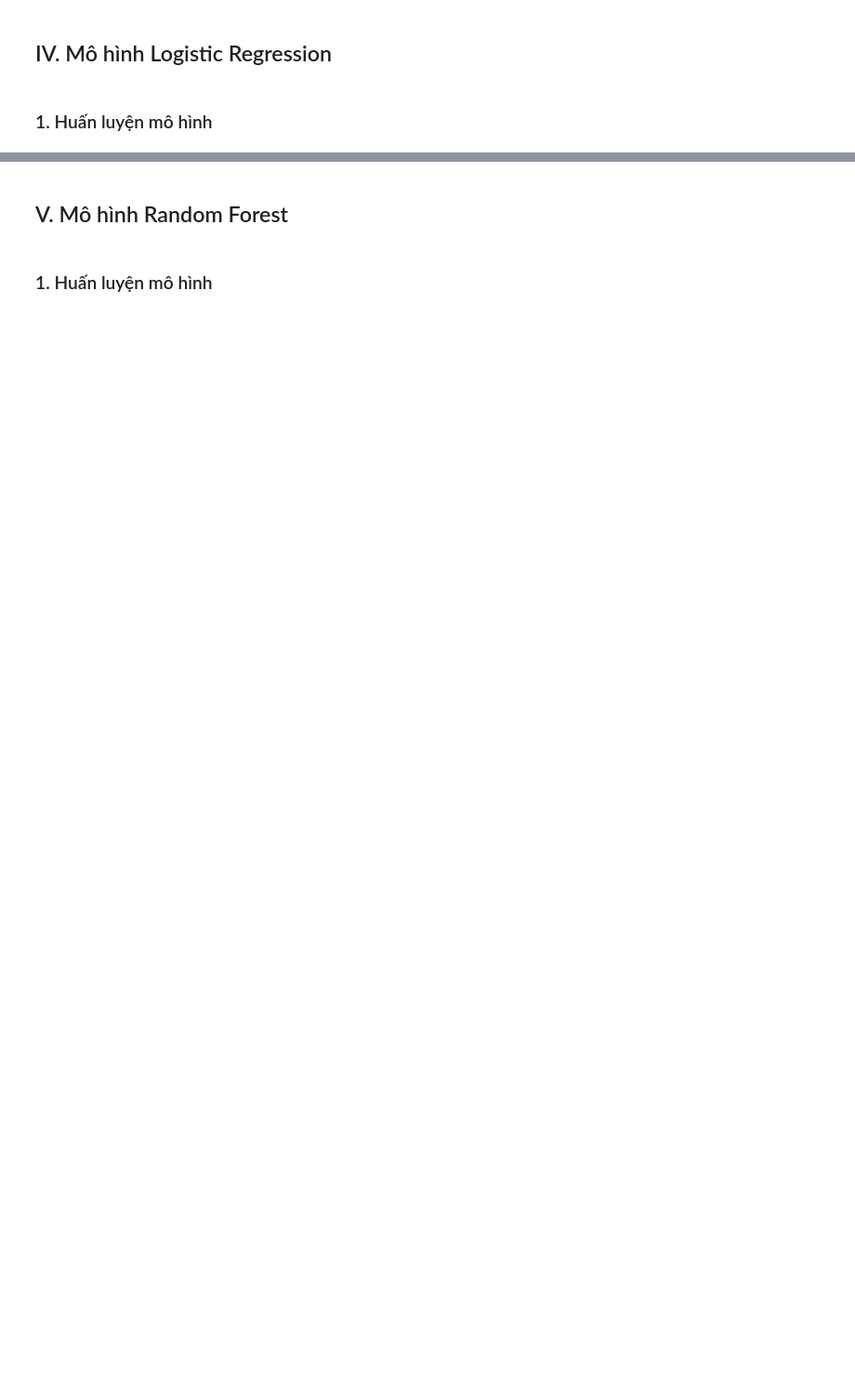
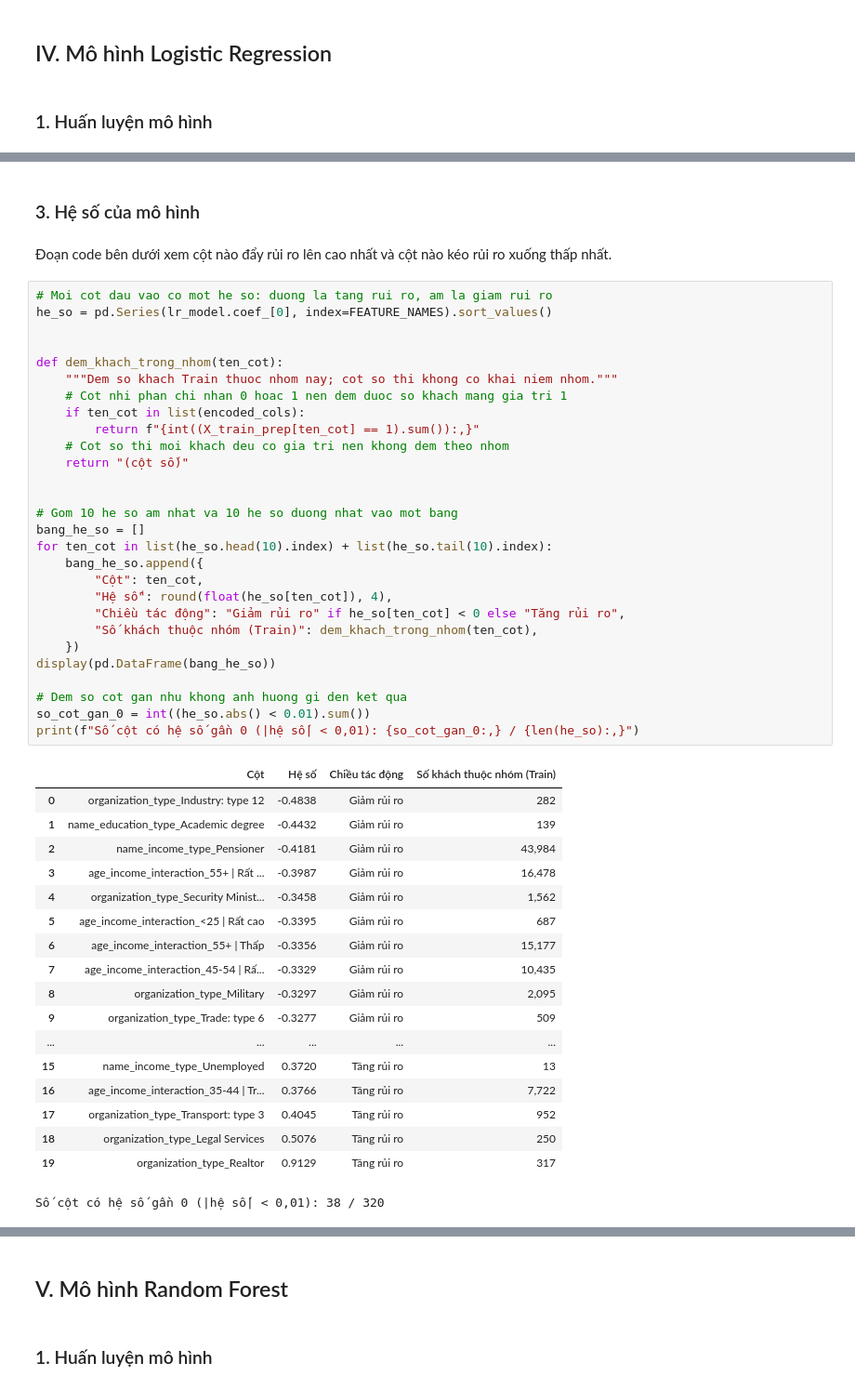
Before and after one commit to thanhhung9720001-collab/credit-risk-classifier, a Jupyter notebook: notebooks/06_modeling_evaluation.ipynb, the cells around one changed output, grey strips where cells are left out. Shown at 93% size. Drawn from its saved outputs; the diff is of its cells as text; blank space fills up the shorter version.

```diff
--- a/notebooks/06_modeling_evaluation.ipynb
+++ b/notebooks/06_modeling_evaluation.ipynb
@@ -180,0 +923,51 @@ Số quan sát: 305,181
+# %% [markdown]
+### 3. Hệ số của mô hình
+# %% [markdown]
+Đoạn code bên dưới xem cột nào đẩy rủi ro lên cao nhất và cột nào kéo rủi ro xuống thấp nhất.
+# %%
+# Moi cot dau vao co mot he so: duong la tang rui ro, am la giam rui ro
+he_so = pd.Series(lr_model.coef_[0], index=FEATURE_NAMES).sort_values()
+
+
+def dem_khach_trong_nhom(ten_cot):
+    """Dem so khach Train thuoc nhom nay; cot so thi khong co khai niem nhom."""
+    # Cot nhi phan chi nhan 0 hoac 1 nen dem duoc so khach mang gia tri 1
+    if ten_cot in list(encoded_cols):
+        return f"{int((X_train_prep[ten_cot] == 1).sum()):,}"
+    # Cot so thi moi khach deu co gia tri nen khong dem theo nhom
+    return "(cột số)"
+
+
+# Gom 10 he so am nhat va 10 he so duong nhat vao mot bang
+bang_he_so = []
+for ten_cot in list(he_so.head(10).index) + list(he_so.tail(10).index):
+    bang_he_so.append({
+        "Cột": ten_cot,
+        "Hệ số": round(float(he_so[ten_cot]), 4),
+        "Chiều tác động": "Giảm rủi ro" if he_so[ten_cot] < 0 else "Tăng rủi ro",
+        "Số khách thuộc nhóm (Train)": dem_khach_trong_nhom(ten_cot),
+    })
+display(pd.DataFrame(bang_he_so))
+
+# Dem so cot gan nhu khong anh huong gi den ket qua
+so_cot_gan_0 = int((he_so.abs() < 0.01).sum())
+print(f"Số cột có hệ số gần 0 (|hệ số| < 0,01): {so_cot_gan_0:,} / {len(he_so):,}")
+# %% [output]
+|  | Cột | Hệ số | Chiều tác động | Số khách thuộc nhóm (Train) |
+| 0 | organization_type_Industry: type 12 | -0.4838 | Giảm rủi ro | 282 |
+| 1 | name_education_type_Academic degree | -0.4432 | Giảm rủi ro | 139 |
+| 2 | name_income_type_Pensioner | -0.4181 | Giảm rủi ro | 43,984 |
+| 3 | age_income_interaction_55+ | Rất ... | -0.3987 | Giảm rủi ro | 16,478 |
+| 4 | organization_type_Security Minist... | -0.3458 | Giảm rủi ro | 1,562 |
+| 5 | age_income_interaction_<25 | Rất cao | -0.3395 | Giảm rủi ro | 687 |
+| 6 | age_income_interaction_55+ | Thấp | -0.3356 | Giảm rủi ro | 15,177 |
+| 7 | age_income_interaction_45-54 | Rấ... | -0.3329 | Giảm rủi ro | 10,435 |
+| 8 | organization_type_Military | -0.3297 | Giảm rủi ro | 2,095 |
+| 9 | organization_type_Trade: type 6 | -0.3277 | Giảm rủi ro | 509 |
+| ... | ... | ... | ... | ... |
+| 15 | name_income_type_Unemployed | 0.3720 | Tăng rủi ro | 13 |
+| 16 | age_income_interaction_35-44 | Tr... | 0.3766 | Tăng rủi ro | 7,722 |
+| 17 | organization_type_Transport: type 3 | 0.4045 | Tăng rủi ro | 952 |
+| 18 | organization_type_Legal Services | 0.5076 | Tăng rủi ro | 250 |
+| 19 | organization_type_Realtor | 0.9129 | Tăng rủi ro | 317 |
+Số cột có hệ số gần 0 (|hệ số| < 0,01): 38 / 320
```
Also changed, not shown: parts of 147 cells of this notebook, 2 other files.
